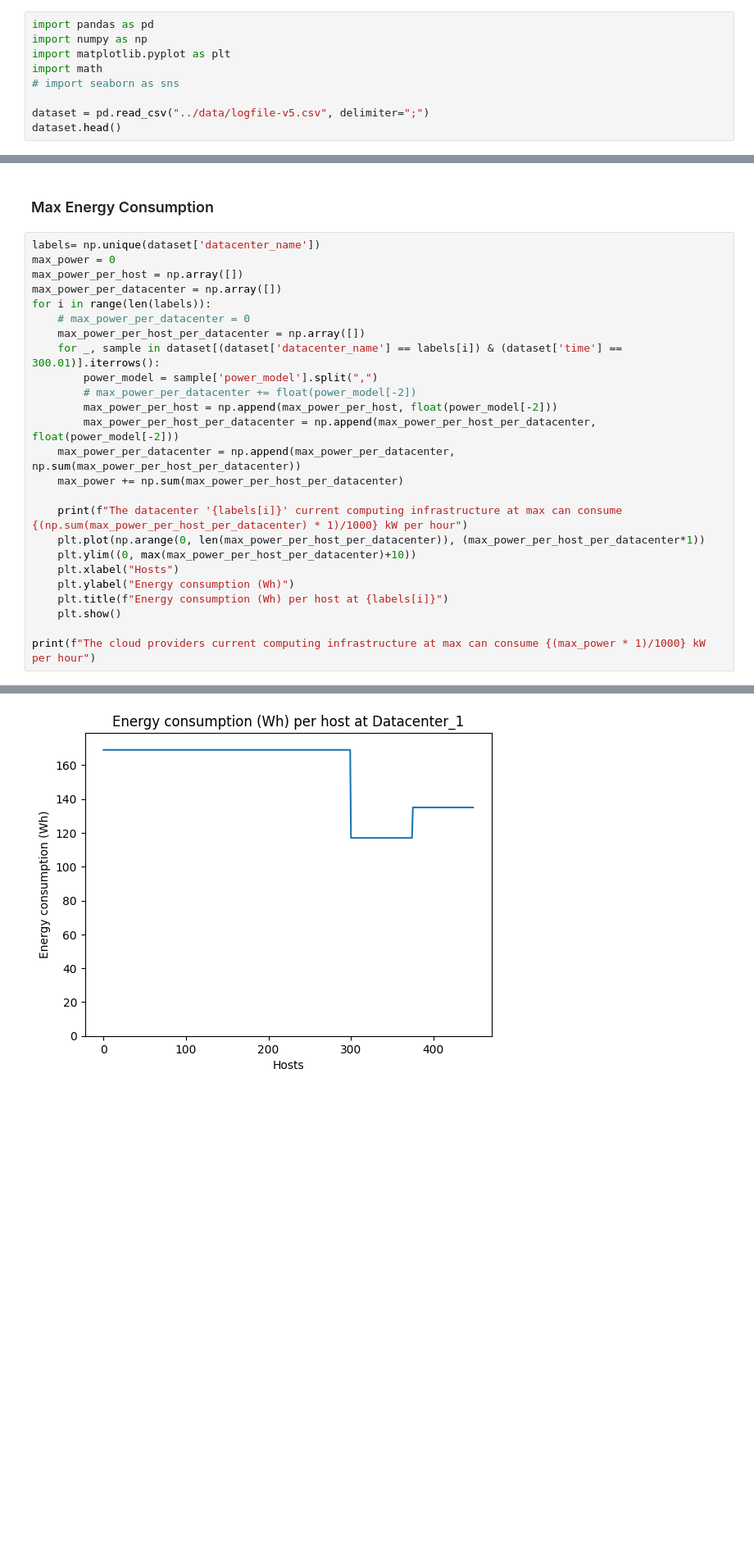
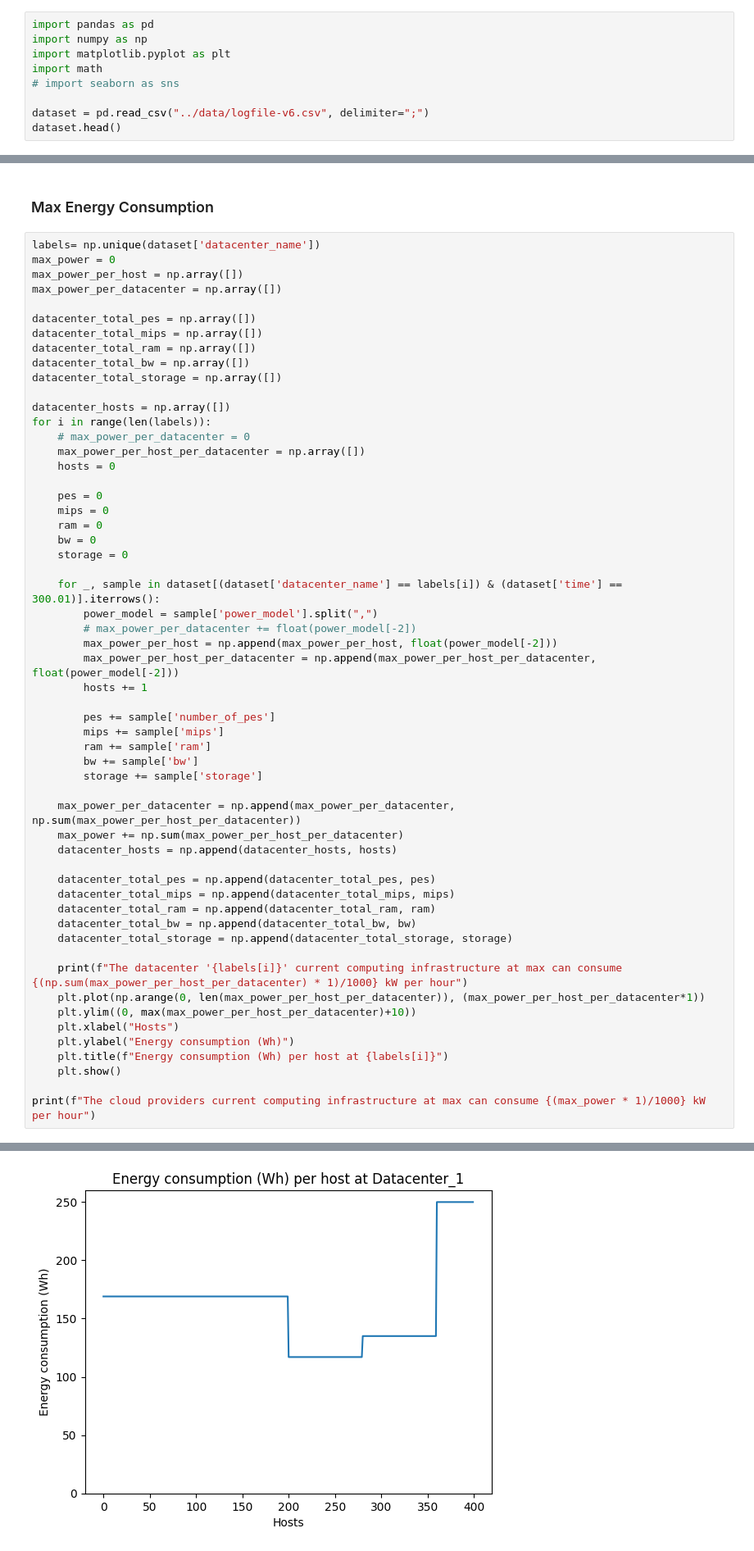
Before and after one commit to KhalidAFarah/cloud-energy-efficiency, a Jupyter notebook: evaluation/resources_utilization.ipynb, the cells around one changed output, grey strips where cells are left out. Shown: that part at 82% size. Saved outputs shown, nothing was run; the diff lists cells and outputs as text; blank space fills up the shorter version.

```diff
--- a/evaluation/resources_utilization.ipynb
+++ b/evaluation/resources_utilization.ipynb
@@ -5,6 +5,6 @@ import matplotlib.pyplot as plt
 import math
 # import seaborn as sns
 
-dataset = pd.read_csv("../data/logfile-v5.csv", delimiter=";")
+dataset = pd.read_csv("../data/logfile-v6.csv", delimiter=";")
 dataset.head()
 # %% [output]
@@ -83,16 +24,47 @@ labels= np.unique(dataset['datacenter_name'])
 max_power = 0
 max_power_per_host = np.array([])
 max_power_per_datacenter = np.array([])
+
+datacenter_total_pes = np.array([])
+datacenter_total_mips = np.array([])
+datacenter_total_ram = np.array([])
+datacenter_total_bw = np.array([])
+datacenter_total_storage = np.array([])
+
+datacenter_hosts = np.array([])
 for i in range(len(labels)):
     # max_power_per_datacenter = 0
     max_power_per_host_per_datacenter = np.array([])
+    hosts = 0
+
+    pes = 0
+    mips = 0
+    ram = 0
+    bw = 0
+    storage = 0
+
     for _, sample in dataset[(dataset['datacenter_name'] == labels[i]) & (dataset['time'] == 300.01)].iterrows():
         power_model = sample['power_model'].split(",")
         # max_power_per_datacenter += float(power_model[-2])
         max_power_per_host = np.append(max_power_per_host, float(power_model[-2]))
         max_power_per_host_per_datacenter = np.append(max_power_per_host_per_datacenter, float(power_model[-2]))
+        hosts += 1
+
+        pes += sample['number_of_pes']
+        mips += sample['mips']
+        ram += sample['ram']
+        bw += sample['bw']
+        storage += sample['storage']
+
     max_power_per_datacenter = np.append(max_power_per_datacenter, np.sum(max_power_per_host_per_datacenter))
     max_power += np.sum(max_power_per_host_per_datacenter)
+    datacenter_hosts = np.append(datacenter_hosts, hosts)
+
+    datacenter_total_pes = np.append(datacenter_total_pes, pes)
+    datacenter_total_mips = np.append(datacenter_total_mips, mips)
+    datacenter_total_ram = np.append(datacenter_total_ram, ram)
+    datacenter_total_bw = np.append(datacenter_total_bw, bw)
+    datacenter_total_storage = np.append(datacenter_total_storage, storage)
 
     print(f"The datacenter '{labels[i]}' current computing infrastructure at max can consume {(np.sum(max_power_per_host_per_datacenter) * 1)/1000} kW per hour")
     plt.plot(np.arange(0, len(max_power_per_host_per_datacenter)), (max_power_per_host_per_datacenter*1))
@@ -108 +80 @@ The datacenter 'Datacenter_1' current computing infrastructure at max can consum
-[figure, old version]
+[figure, new version]
```
Also changed, not shown: parts of 16 cells of this notebook.
